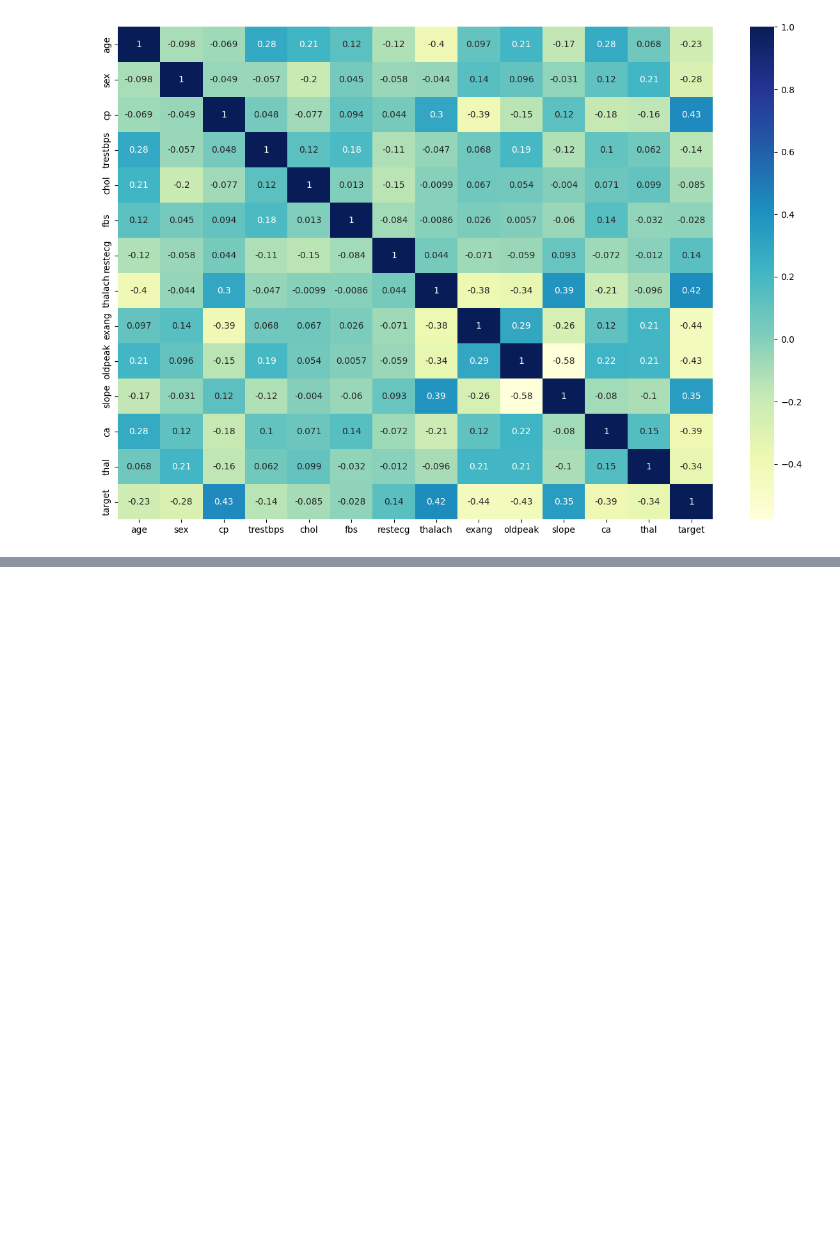
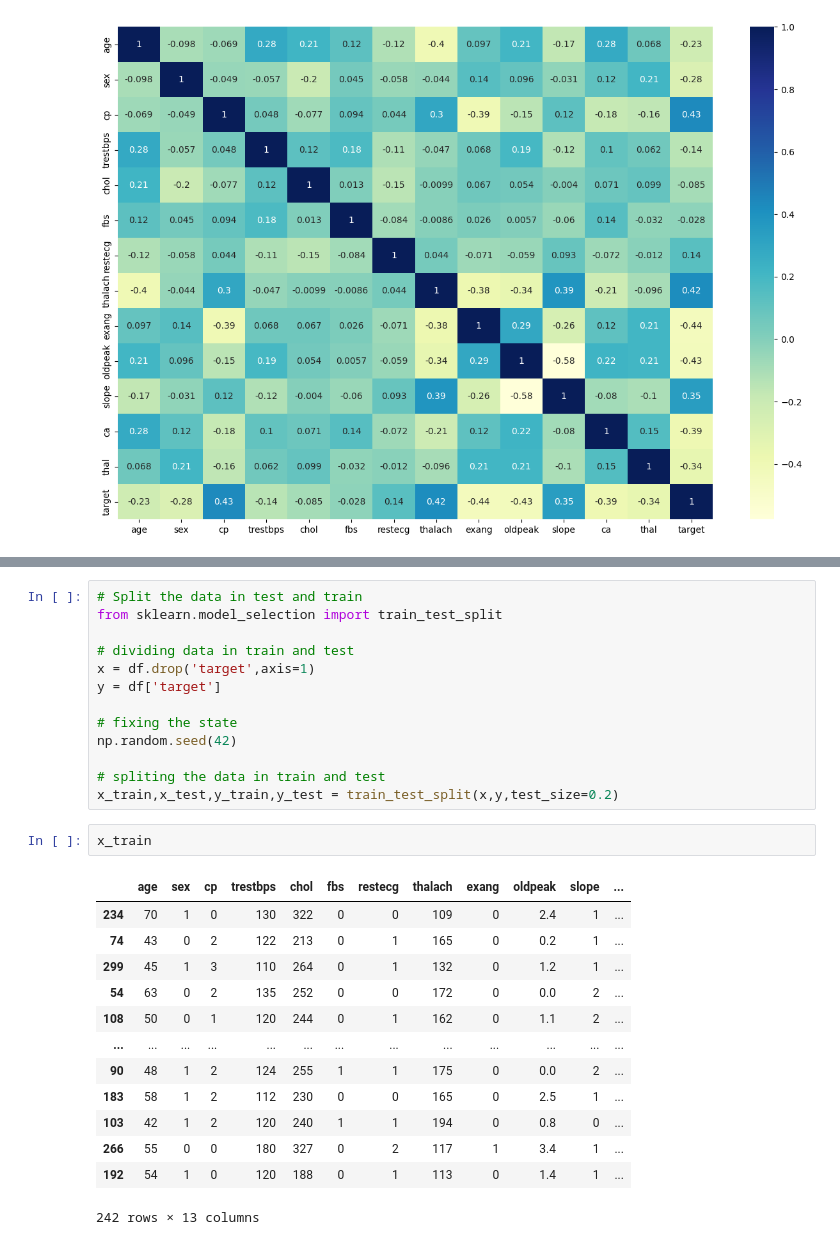
Before and after one commit to Abhi-pacific/Machine-learning-course, a Jupyter notebook: heart disease project/end_to_end_heart_disease.ipynb, the cells around one changed output, grey strips where cells are left out. Drawn from its saved outputs; the diff is of its cells as text; blank space fills up the shorter version.

```diff
--- a/heart disease project/end_to_end_heart_disease.ipynb
+++ b/heart disease project/end_to_end_heart_disease.ipynb
@@ -233,0 +245,29 @@ ax = sns.heatmap(corr_matrix,annot=True,cmap='YlGnBu')
+# %%
+# Split the data in test and train
+from sklearn.model_selection import train_test_split
+
+# dividing data in train and test
+x = df.drop('target',axis=1)
+y = df['target']
+
+# fixing the state
+np.random.seed(42)
+
+# spliting the data in train and test
+x_train,x_test,y_train,y_test = train_test_split(x,y,test_size=0.2)
+# %%
+x_train
+# %% [output]
+|  | age | sex | cp | trestbps | chol | fbs | restecg | thalach | exang | oldpeak | slope | ... |
+| 234 | 70 | 1 | 0 | 130 | 322 | 0 | 0 | 109 | 0 | 2.4 | 1 | ... |
+| 74 | 43 | 0 | 2 | 122 | 213 | 0 | 1 | 165 | 0 | 0.2 | 1 | ... |
+| 299 | 45 | 1 | 3 | 110 | 264 | 0 | 1 | 132 | 0 | 1.2 | 1 | ... |
+| 54 | 63 | 0 | 2 | 135 | 252 | 0 | 0 | 172 | 0 | 0.0 | 2 | ... |
+| 108 | 50 | 0 | 1 | 120 | 244 | 0 | 1 | 162 | 0 | 1.1 | 2 | ... |
+| ... | ... | ... | ... | ... | ... | ... | ... | ... | ... | ... | ... | ... |
+| 90 | 48 | 1 | 2 | 124 | 255 | 1 | 1 | 175 | 0 | 0.0 | 2 | ... |
+| 183 | 58 | 1 | 2 | 112 | 230 | 0 | 0 | 165 | 0 | 2.5 | 1 | ... |
+| 103 | 42 | 1 | 2 | 120 | 240 | 1 | 1 | 194 | 0 | 0.8 | 0 | ... |
+| 266 | 55 | 0 | 0 | 180 | 327 | 0 | 2 | 117 | 1 | 3.4 | 1 | ... |
+| 192 | 54 | 1 | 0 | 120 | 188 | 0 | 1 | 113 | 0 | 1.4 | 1 | ... |
+242 rows × 13 columns
```
Also changed, not shown: parts of 3 cells of this notebook.
